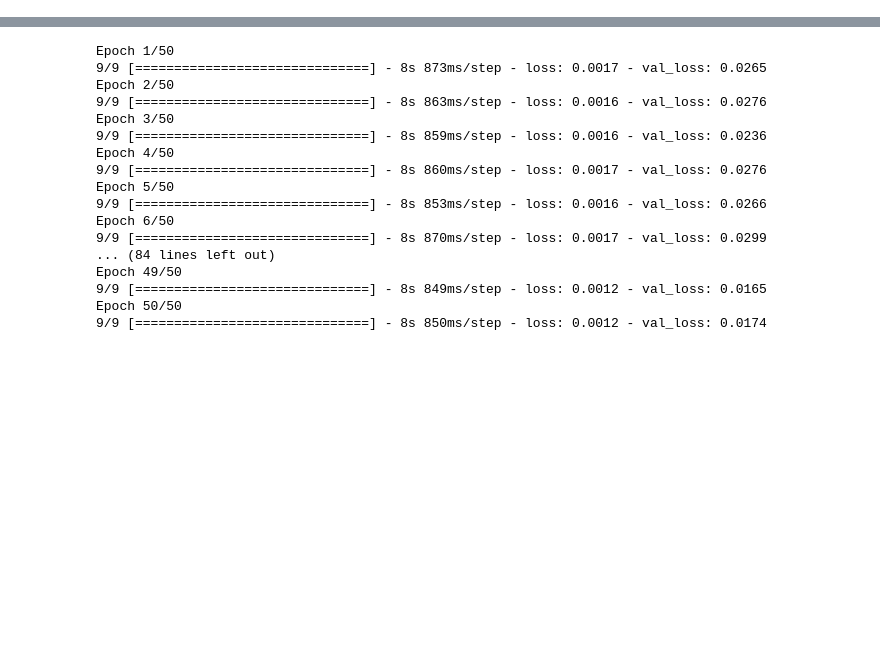
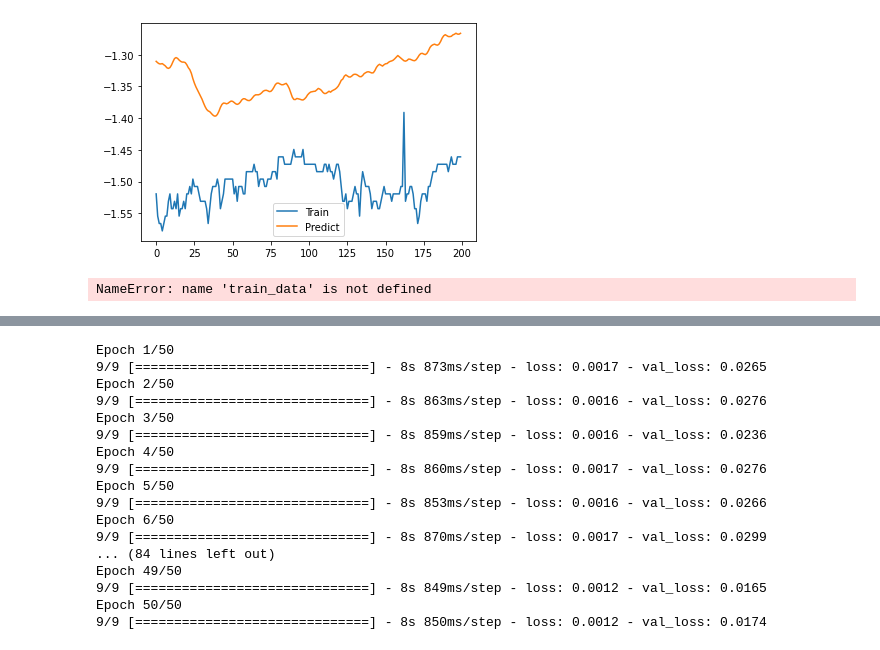
Before and after one commit to NOTfedos/neurorep, a Jupyter notebook: adv_LSTM.ipynb, the cells around one changed output, grey strips where cells are left out. Cells and saved outputs as stored; diff of their text form; code cells hidden in the pictures; blank space fills up the shorter version.

```diff
--- a/adv_LSTM.ipynb
+++ b/adv_LSTM.ipynb
@@ -256,3 +228,14 @@ Epoch 50/50
+# %%
+plt.plot(train_data[:seq_len, 3], label="Train")
+plt.plot(train_pred[seq_len:seq_len*2], label="Predict")
+plt.legend()
+plt.show()
+# %% [output]
+[figure, added]
+# %%
+train_data[:int(2*(seq_len-8)), 3]
+# %% [output]
+NameError: name 'train_data' is not defined
 # %%
 '''Display results'''
 
```
Also changed, not shown: parts of 18 cells of this notebook, 1 other file.
